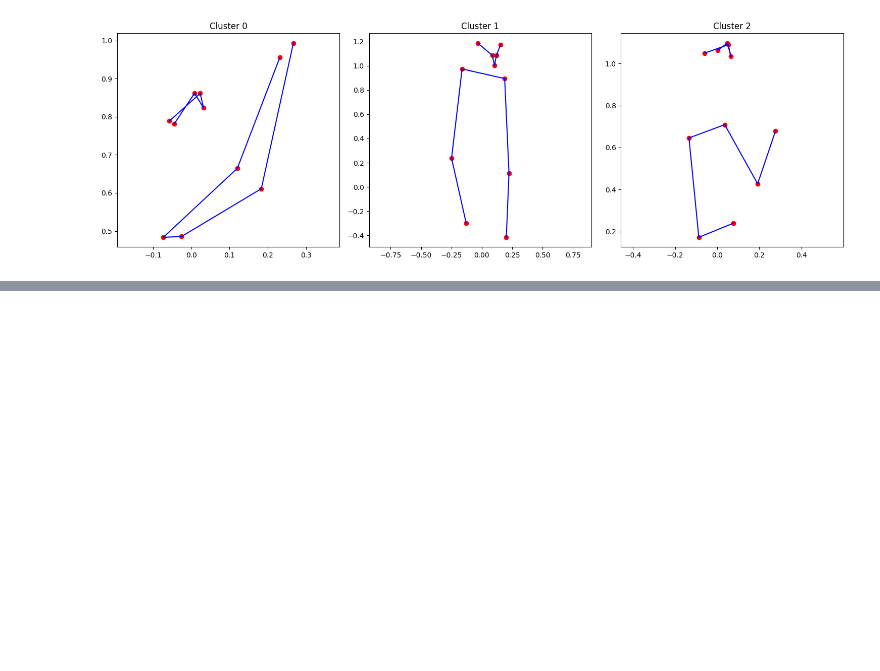
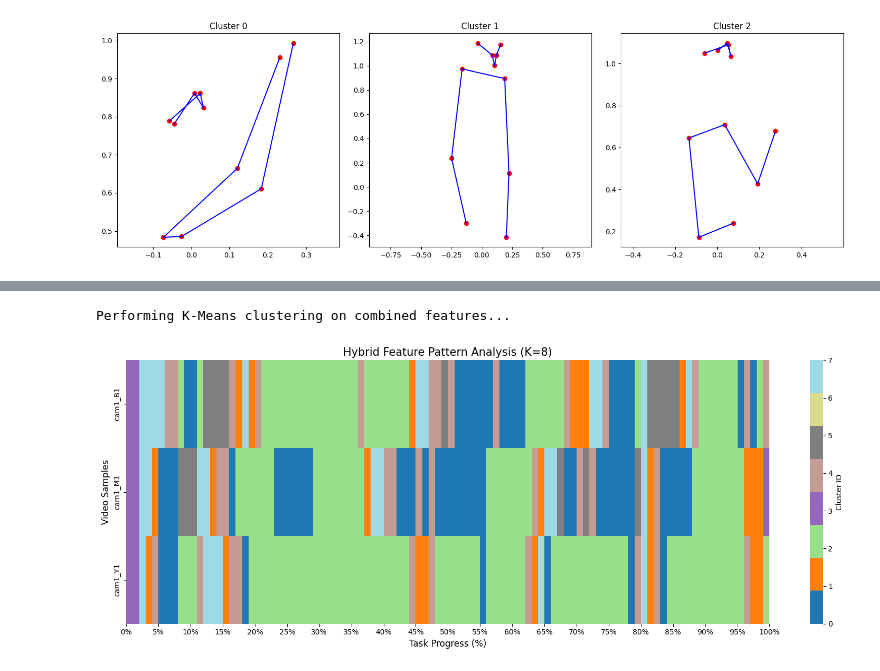
Before and after one commit to Lo122/LSTM_HRC, a Jupyter notebook: data/dataset/analyze_posture.ipynb, the cells around one changed output, grey strips where cells are left out. Saved outputs shown, nothing was run; the diff lists cells and outputs as text; code cells hidden in the pictures; blank space fills up the shorter version.

```diff
--- a/data/dataset/analyze_posture.ipynb
+++ b/data/dataset/analyze_posture.ipynb
@@ -150,0 +174,6 @@ processing 3 videos for global clustering...
+# %%
+#degree only
+kmeans_deg, parallel_matrix_deg = plot_hybrid_feature_heatmap(X_scaled_deg, pt_path, n_clusters=8)
+# %% [output]
+Performing K-Means clustering on combined features...
+[figure, added]
```
Also changed, not shown: parts of 7 cells of this notebook, 10 other files.
